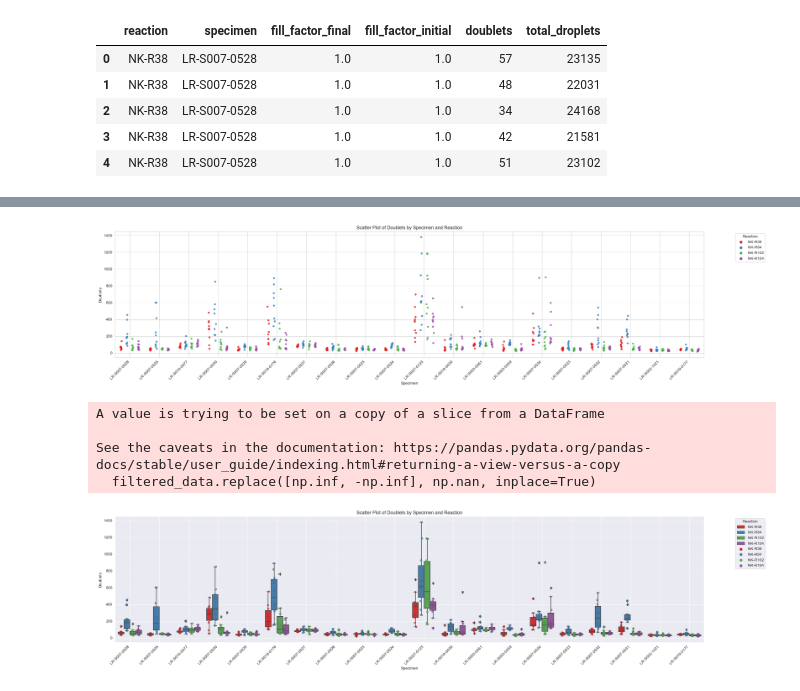
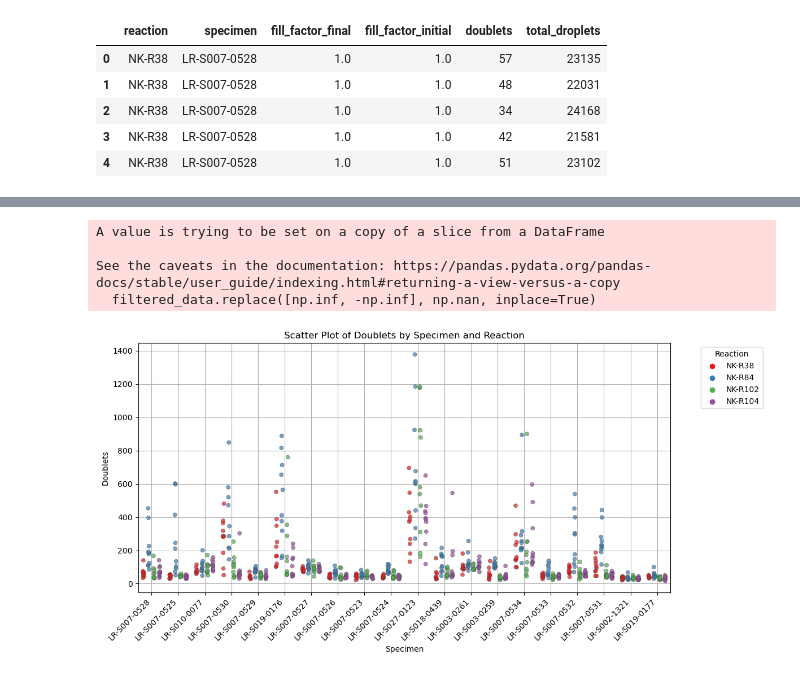
Before and after one commit to nicolejordann/Project_1, a Jupyter notebook: solution.ipynb, the cells around one changed output, grey strips where cells are left out. Drawn from its saved outputs; the diff is of its cells as text; code cells hidden in the pictures.

```diff
--- a/solution.ipynb
+++ b/solution.ipynb
@@ -109,46 +34,23 @@ plt.show()
-# %%
-import seaborn as sns
-
-plt.figure(figsize=(24, 6))
-
-# Use seaborn's stripplot to create a scatter plot and add jitter effect.
-sns.stripplot(x='specimen', y='doublets', hue='reaction', data=filtered_data, jitter=True, palette="Set1", dodge=True, alpha=0.8)
-
-plt.xlabel('Specimen')
-plt.ylabel('Doublets')
-plt.title('Scatter Plot of Doublets by Specimen and Reaction')
-plt.xticks(rotation=45, ha='right')  # Rotate x-axis labels
-plt.legend(title='Reaction', bbox_to_anchor=(1.05, 1), loc='upper left')
-plt.grid(True)
-plt.tight_layout()  # Adjust the layout of the plot
-plt.savefig('./output/Scatter Plot of Doublets by Specimen and Reaction_V1.png')
-plt.show()
-# %% [output]
-[figure, removed]
-# %%
-# Replace inf values with NaN
-filtered_data.replace([np.inf, -np.inf], np.nan, inplace=True)
-
-plt.figure(figsize=(24, 6))
-
-# Use seaborn's boxplot to create a box plot
-sns.boxplot(x='specimen', y='doublets', hue='reaction', data=filtered_data, palette="Set1", dodge=True)
-
-# Use seaborn's stripplot to create a scatter plot and add jitter effect
-sns.stripplot(x='specimen', y='doublets', hue='reaction', data=filtered_data, jitter=True, palette="Set1", dodge=True, alpha=0.7, linewidth=0.5)
-
-plt.xlabel('Specimen')
-plt.ylabel('Doublets')
-plt.title('Scatter Plot of Doublets by Specimen and Reaction')
-plt.xticks(rotation=45, ha='right')  # Rotate x-axis labels
-plt.legend(title='Reaction', bbox_to_anchor=(1.05, 1), loc='upper left')
-plt.grid(True)
-plt.tight_layout()  # Adjust the layout of the plot
-plt.savefig('./output/Scatter Plot of Doublets by Specimen and Reaction_V2.png')
-plt.show()
-# %% [output]
-A value is trying to be set on a copy of a slice from a DataFrame
-
-See the caveats in the documentation: https://pandas.pydata.org/pandas-docs/stable/user_guide/indexing.html#returning-a-view-versus-a-copy
-  filtered_data.replace([np.inf, -np.inf], np.nan, inplace=True)
-[figure, removed]
+# %%
+# 替换无穷大值为NaN
+filtered_data.replace([np.inf, -np.inf], np.nan, inplace=True)
+
+# Scatter plot
+plt.figure(figsize=(12, 6))
+sns.stripplot(x='specimen', y='doublets', hue='reaction', data=filtered_data,
+              jitter=True, palette="Set1", dodge=True, alpha=0.7, linewidth=0.5)
+
+plt.xlabel('Specimen')
+plt.ylabel('Doublets')
+plt.title('Scatter Plot of Doublets by Specimen and Reaction')
+plt.xticks(rotation=45, ha='right')  # 旋转x轴标签
+plt.legend(title='Reaction', bbox_to_anchor=(1.05, 1), loc='upper left')
+plt.grid(True)
+plt.tight_layout()  # 调整图表布局
+plt.show()
+# %% [output]
+A value is trying to be set on a copy of a slice from a DataFrame
+
+See the caveats in the documentation: https://pandas.pydata.org/pandas-docs/stable/user_guide/indexing.html#returning-a-view-versus-a-copy
+  filtered_data.replace([np.inf, -np.inf], np.nan, inplace=True)
+[figure, added]
```
Also changed, not shown: parts of 16 cells of this notebook, 9 other files.
